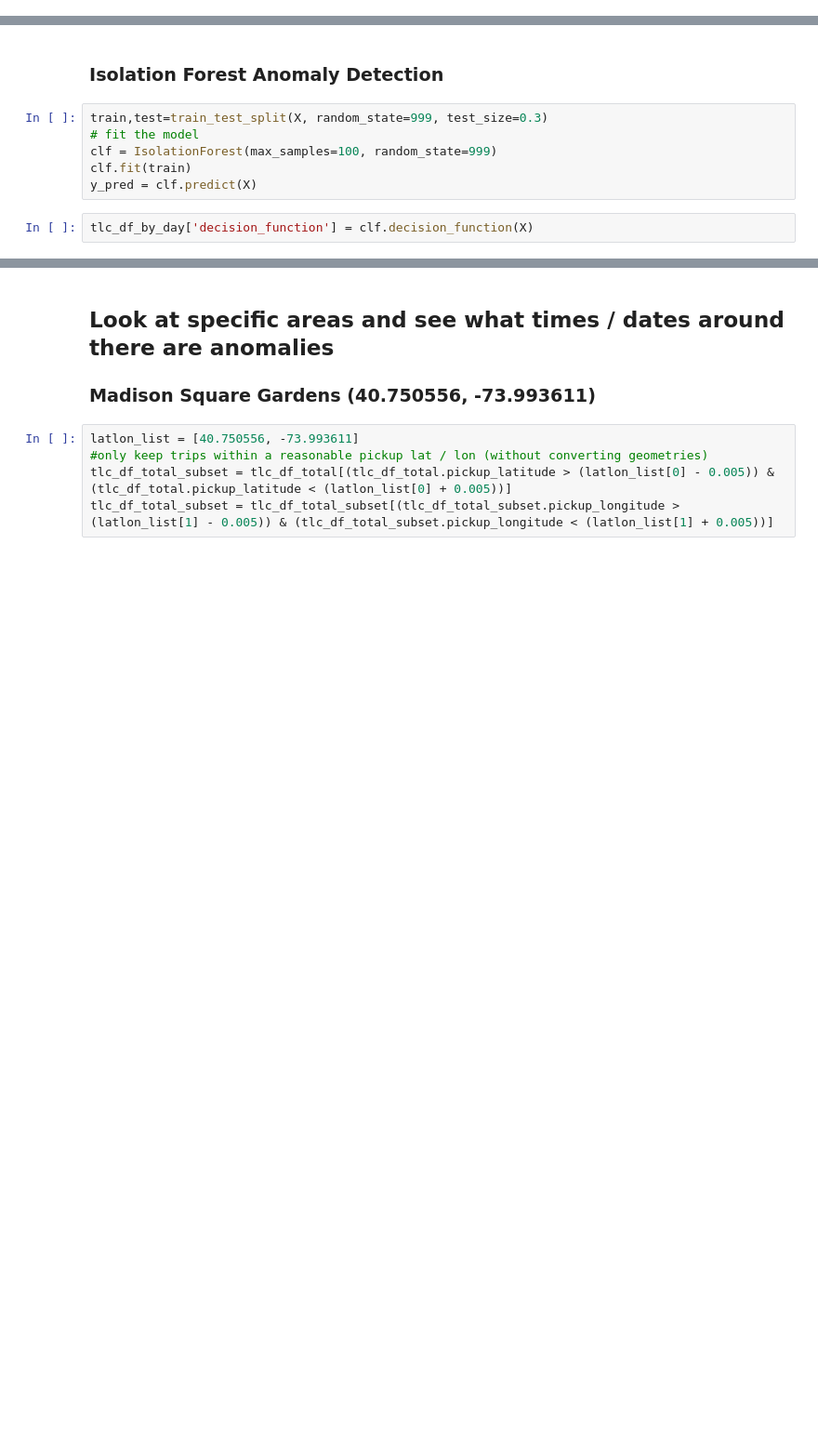
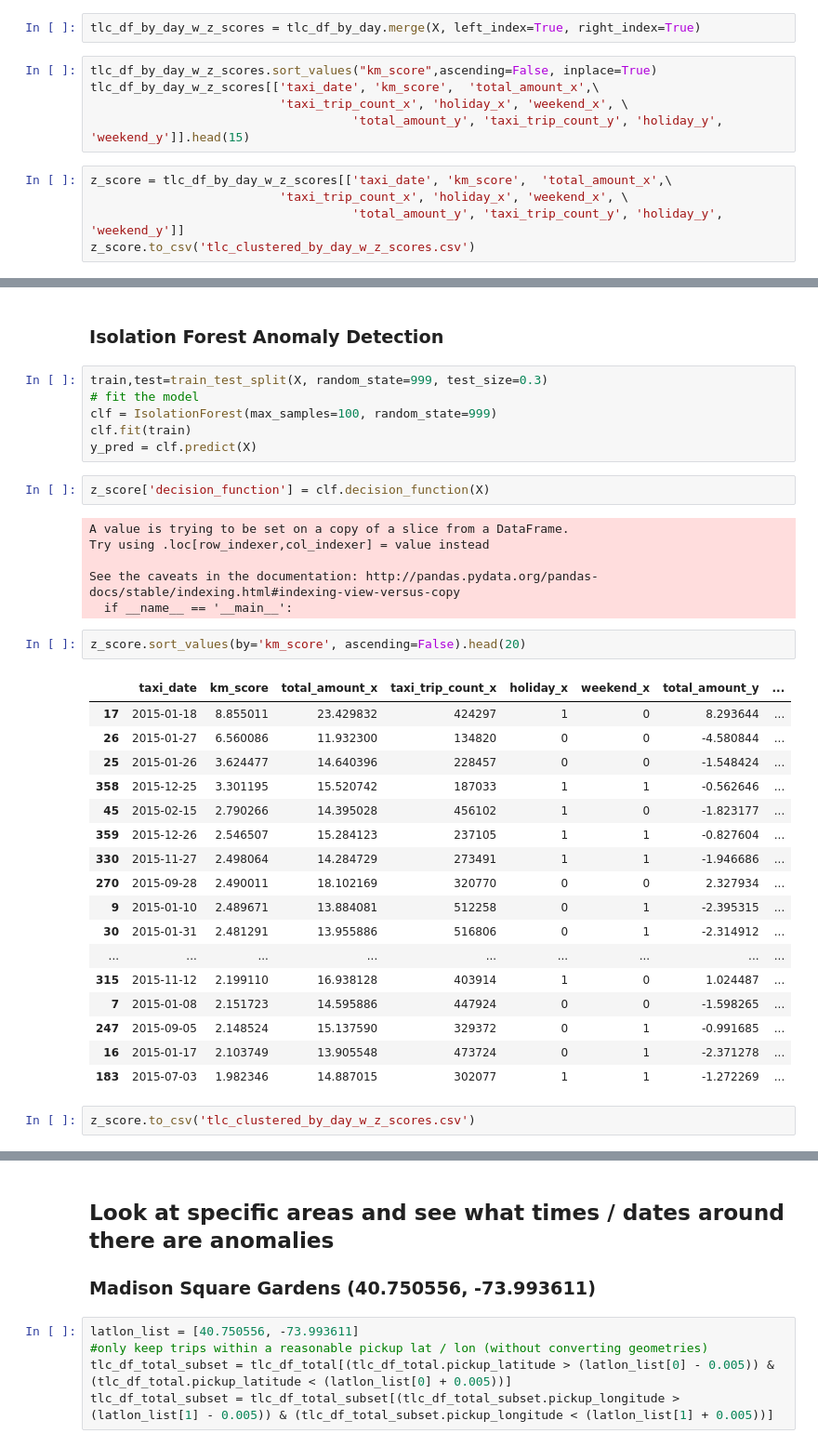
Before and after one commit to gperrin12/anomaly_detection_NYC_transit, a Jupyter notebook: TLC_anomaly_detection_2015_042717.ipynb, the cells around one changed output, grey strips where cells are left out. Shown at 93% size. Saved outputs shown, nothing was run; the diff lists cells and outputs as text; blank space fills up the shorter version.

```diff
--- a/TLC_anomaly_detection_2015_042717.ipynb
+++ b/TLC_anomaly_detection_2015_042717.ipynb
@@ -393,0 +295,12 @@ tlc_df_by_day.head()
+# %%
+tlc_df_by_day_w_z_scores = tlc_df_by_day.merge(X, left_index=True, right_index=True)
+# %%
+tlc_df_by_day_w_z_scores.sort_values("km_score",ascending=False, inplace=True)
+tlc_df_by_day_w_z_scores[['taxi_date', 'km_score',  'total_amount_x',\
+                          'taxi_trip_count_x', 'holiday_x', 'weekend_x', \
+                                    'total_amount_y', 'taxi_trip_count_y', 'holiday_y', 'weekend_y']].head(15)
+# %%
+z_score = tlc_df_by_day_w_z_scores[['taxi_date', 'km_score',  'total_amount_x',\
+                          'taxi_trip_count_x', 'holiday_x', 'weekend_x', \
+                                    'total_amount_y', 'taxi_trip_count_y', 'holiday_y', 'weekend_y']]
+z_score.to_csv('tlc_clustered_by_day_w_z_scores.csv')
@@ -417,4 +334,32 @@ clf = IsolationForest(max_samples=100, random_state=999)
 clf.fit(train)
 y_pred = clf.predict(X)
 # %%
-tlc_df_by_day['decision_function'] = clf.decision_function(X)
+z_score['decision_function'] = clf.decision_function(X)
+# %% [output]
+A value is trying to be set on a copy of a slice from a DataFrame.
+Try using .loc[row_indexer,col_indexer] = value instead
+
+See the caveats in the documentation: http://pandas.pydata.org/pandas-docs/stable/indexing.html#indexing-view-versus-copy
+  if __name__ == '__main__':
+# %%
+z_score.sort_values(by='km_score', ascending=False).head(20)
+# %% [output]
+|  | taxi_date | km_score | total_amount_x | taxi_trip_count_x | holiday_x | weekend_x | total_amount_y | ... |
+| 17 | 2015-01-18 | 8.855011 | 23.429832 | 424297 | 1 | 0 | 8.293644 | ... |
+| 26 | 2015-01-27 | 6.560086 | 11.932300 | 134820 | 0 | 0 | -4.580844 | ... |
+| 25 | 2015-01-26 | 3.624477 | 14.640396 | 228457 | 0 | 0 | -1.548424 | ... |
+| 358 | 2015-12-25 | 3.301195 | 15.520742 | 187033 | 1 | 1 | -0.562646 | ... |
+| 45 | 2015-02-15 | 2.790266 | 14.395028 | 456102 | 1 | 0 | -1.823177 | ... |
+| 359 | 2015-12-26 | 2.546507 | 15.284123 | 237105 | 1 | 1 | -0.827604 | ... |
+| 330 | 2015-11-27 | 2.498064 | 14.284729 | 273491 | 1 | 1 | -1.946686 | ... |
+| 270 | 2015-09-28 | 2.490011 | 18.102169 | 320770 | 0 | 0 | 2.327934 | ... |
+| 9 | 2015-01-10 | 2.489671 | 13.884081 | 512258 | 0 | 1 | -2.395315 | ... |
+| 30 | 2015-01-31 | 2.481291 | 13.955886 | 516806 | 0 | 1 | -2.314912 | ... |
+| ... | ... | ... | ... | ... | ... | ... | ... | ... |
+| 315 | 2015-11-12 | 2.199110 | 16.938128 | 403914 | 1 | 0 | 1.024487 | ... |
+| 7 | 2015-01-08 | 2.151723 | 14.595886 | 447924 | 0 | 0 | -1.598265 | ... |
+| 247 | 2015-09-05 | 2.148524 | 15.137590 | 329372 | 0 | 1 | -0.991685 | ... |
+| 16 | 2015-01-17 | 2.103749 | 13.905548 | 473724 | 0 | 1 | -2.371278 | ... |
+| 183 | 2015-07-03 | 1.982346 | 14.887015 | 302077 | 1 | 1 | -1.272269 | ... |
+# %%
+z_score.to_csv('tlc_clustered_by_day_w_z_scores.csv')
```
Also changed, not shown: parts of 111 cells of this notebook.
